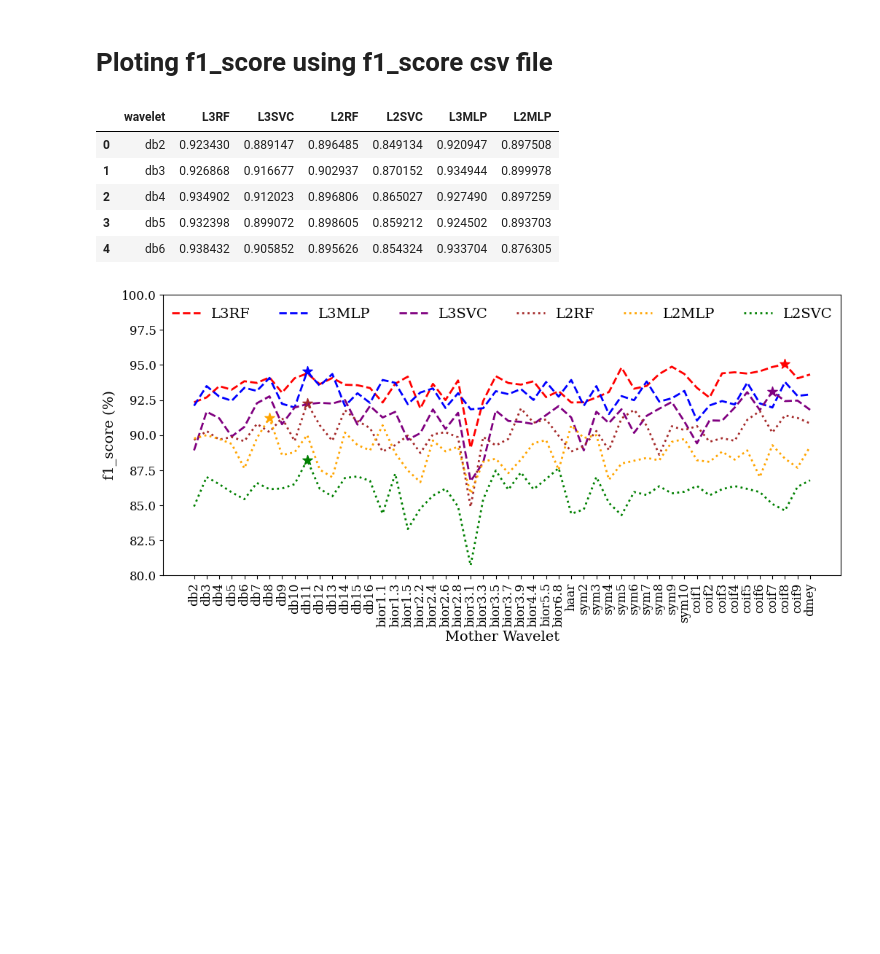
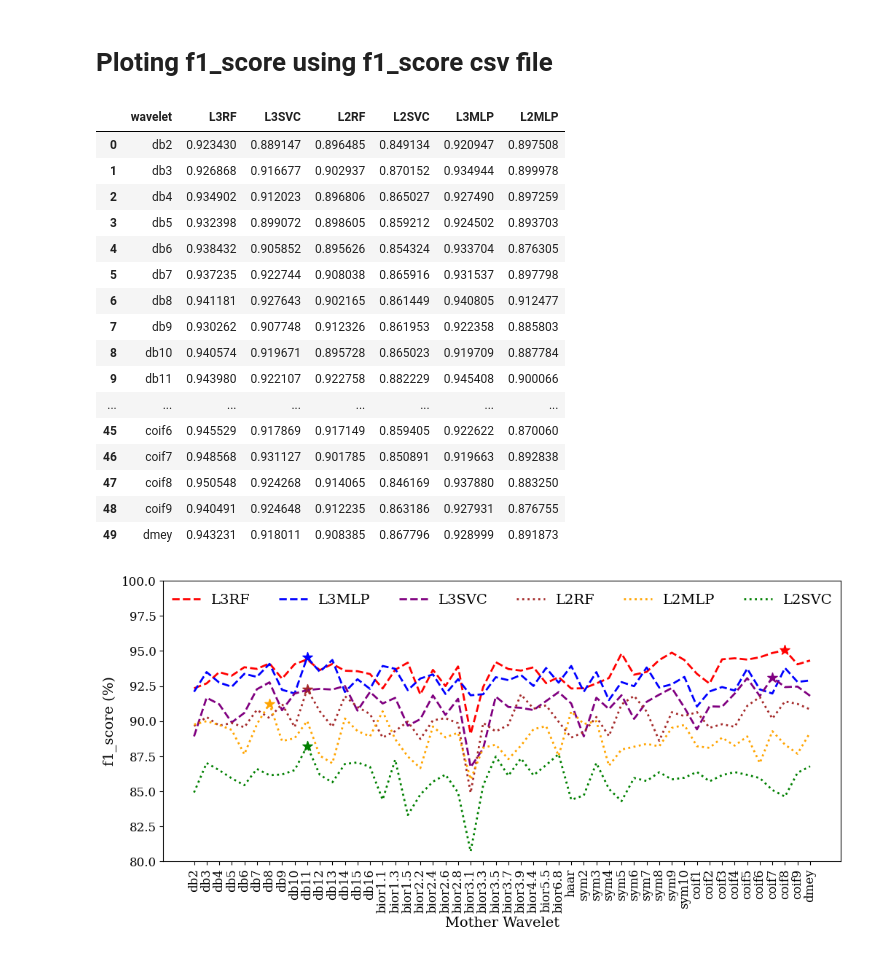
Before and after one commit to AbbasHussain72/Wavelet-featre-extraction-, a Jupyter notebook: current_wavelet_Transform_Technique.ipynb, the cells around one changed output. Saved outputs shown, nothing was run; the diff lists cells and outputs as text; code cells hidden in the pictures; blank space fills up the shorter version.

```diff
--- a/current_wavelet_Transform_Technique.ipynb
+++ b/current_wavelet_Transform_Technique.ipynb
@@ -948,14 +997,25 @@ df = df.drop(['Unnamed: 0'], axis = 1)
 # %%
 df = df.rename(columns={'L3RFRF': 'L3RF','L3RFSVC': 'L3SVC','L2RFRF': 'L2RF','L2RFSVC': 'L2SVC','L3RFMLP': 'L3MLP','L2RFMLP': 'L2MLP'})
 # %%
-df.head()
+df.head(50)
 # %% [output]
 |  | wavelet | L3RF | L3SVC | L2RF | L2SVC | L3MLP | L2MLP |
 | 0 | db2 | 0.923430 | 0.889147 | 0.896485 | 0.849134 | 0.920947 | 0.897508 |
 | 1 | db3 | 0.926868 | 0.916677 | 0.902937 | 0.870152 | 0.934944 | 0.899978 |
 | 2 | db4 | 0.934902 | 0.912023 | 0.896806 | 0.865027 | 0.927490 | 0.897259 |
 | 3 | db5 | 0.932398 | 0.899072 | 0.898605 | 0.859212 | 0.924502 | 0.893703 |
 | 4 | db6 | 0.938432 | 0.905852 | 0.895626 | 0.854324 | 0.933704 | 0.876305 |
+| 5 | db7 | 0.937235 | 0.922744 | 0.908038 | 0.865916 | 0.931537 | 0.897798 |
+| 6 | db8 | 0.941181 | 0.927643 | 0.902165 | 0.861449 | 0.940805 | 0.912477 |
+| 7 | db9 | 0.930262 | 0.907748 | 0.912326 | 0.861953 | 0.922358 | 0.885803 |
+| 8 | db10 | 0.940574 | 0.919671 | 0.895728 | 0.865023 | 0.919709 | 0.887784 |
+| 9 | db11 | 0.943980 | 0.922107 | 0.922758 | 0.882229 | 0.945408 | 0.900066 |
+| ... | ... | ... | ... | ... | ... | ... | ... |
+| 45 | coif6 | 0.945529 | 0.917869 | 0.917149 | 0.859405 | 0.922622 | 0.870060 |
+| 46 | coif7 | 0.948568 | 0.931127 | 0.901785 | 0.850891 | 0.919663 | 0.892838 |
+| 47 | coif8 | 0.950548 | 0.924268 | 0.914065 | 0.846169 | 0.937880 | 0.883250 |
+| 48 | coif9 | 0.940491 | 0.924648 | 0.912235 | 0.863186 | 0.927931 | 0.876755 |
+| 49 | dmey | 0.943231 | 0.918011 | 0.908385 | 0.867796 | 0.928999 | 0.891873 |
 # %%
 from matplotlib.lines import Line2D
 
```
Also changed, not shown: parts of 14 cells of this notebook.
